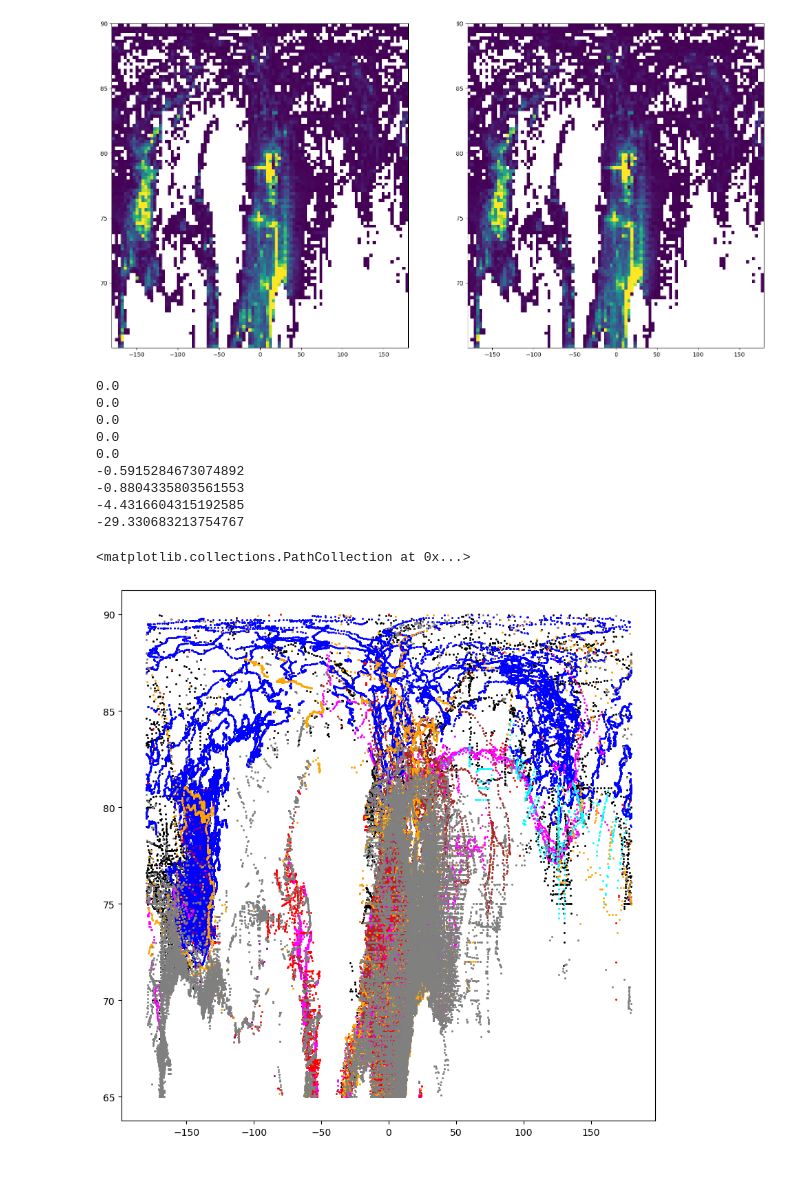
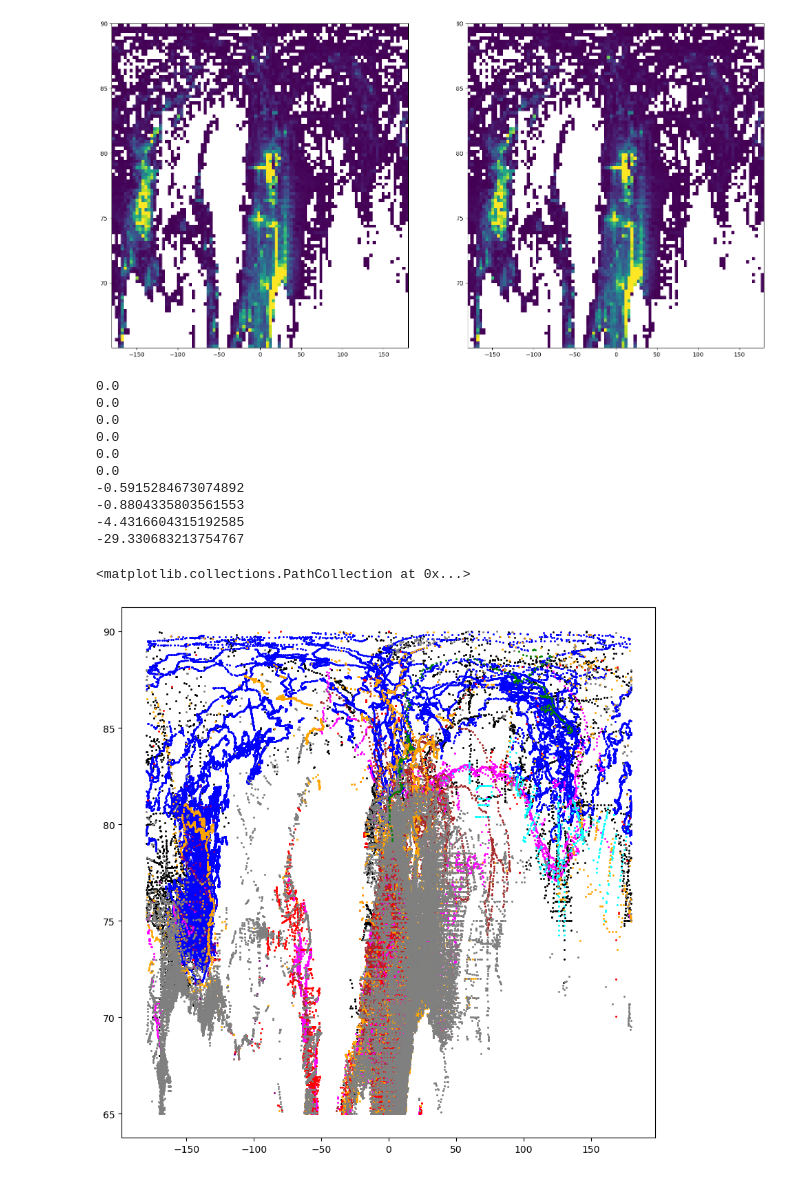
Before and after one commit to aprig/processing_arctic_data, a Jupyter notebook: process_data_level1_check_for_duplicates_psal_new_final_ISAS.ipynb, the cells around one changed output. Saved outputs shown, nothing was run; the diff lists cells and outputs as text; code cells hidden in the pictures.

```diff
--- a/process_data_level1_check_for_duplicates_psal_new_final_ISAS.ipynb
+++ b/process_data_level1_check_for_duplicates_psal_new_final_ISAS.ipynb
@@ -210,7 +211,7 @@ import numpy as np
 from scipy.sparse import coo_matrix
 from scipy.sparse.csgraph import connected_components
 import gsw
-NO_INTERNAL_DUPLICATES = {'ITP', 'ARGO','BGEP_ctd','NABOS_ctd','MEOP'}
+NO_INTERNAL_DUPLICATES = {'ITP', 'ARGO','BGEP_ctd','NABOS_ctd','MEOP','MOSAiC'}
 
 def find_duplicates_new3(lon, lat, time, profiles, source,
                         time_thresh_days=1,
@@ -381,10 +382,11 @@ SOURCE_PRIORITY = {
     "NABOS_ctd": 2,
     "BGEP_ctd":  3,
     "MEOP":      4,
-    "UDASH":     5,
-    "ICES":      6,
-    "WOD":       7,
-    "CORA":      8,
+    "MOSAiC":    5,
+    "UDASH":     6,
+    "ICES":      7,
+    "WOD":       8,
+    "CORA":      9,
 }
 
 def resolve_duplicates_pairwise(duplicate_pairs, source, finite_counts, n_profiles):
@@ -522,6 +524,7 @@ audit_duplicates.to_csv(
 )
 # %%
 ds_profiles_unique_UDASH = ds_unique.where(ds_unique["source"]=='UDASH',drop=True)
+ds_profiles_unique_MOSAIC = ds_unique.where(ds_unique["source"]=='MOSAiC',drop=True)
 ds_profiles_unique_ITP = ds_unique.where(ds_unique["source"]=='ITP',drop=True)
 ds_profiles_unique_ARGO = ds_unique.where(ds_unique["source"]=='ARGO',drop=True)
 ds_profiles_unique_NABOS = ds_unique.where(ds_unique["source"]=='NABOS_ctd',drop=True)
@@ -553,6 +556,10 @@ print(((ds_profiles_unique_MEOP.salinity.shape[0]-
   ds_profiles_unique_MEOP_old.salinity.shape[0])/
  ds_profiles_unique_MEOP_old.salinity.shape[0])*100)
 
+print(((ds_profiles_unique_MOSAIC.salinity.shape[0]-
+  ds_profiles_unique_MOSAIC_old.salinity.shape[0])/
+ ds_profiles_unique_MOSAIC_old.salinity.shape[0])*100)
+
 print(((ds_profiles_unique_UDASH.salinity.shape[0]-
   ds_profiles_unique_UDASH_old.salinity.shape[0])/
  ds_profiles_unique_UDASH_old.salinity.shape[0])*100)
@@ -569,6 +576,7 @@ print(((ds_profiles_unique_CORA.salinity.shape[0]-
   ds_profiles_unique_CORA_old.salinity.shape[0])/
  ds_profiles_unique_CORA_old.salinity.shape[0])*100)
 # %% [output]
+0.0
 0.0
 0.0
 0.0
@@ -580,6 +588,7 @@ print(((ds_profiles_unique_CORA.salinity.shape[0]-
 -29.330683213754767
 # %%
 ds_profiles_unique_UDASH['profile'] = np.arange(0,ds_profiles_unique_UDASH.longitude.shape[0],1)
+ds_profiles_unique_MOSAIC['profile'] = np.arange(0,ds_profiles_unique_MOSAIC.longitude.shape[0],1)
 ds_profiles_unique_ITP['profile'] = np.arange(0,ds_profiles_unique_ITP.longitude.shape[0],1)
 ds_profiles_unique_ARGO['profile'] = np.arange(0,ds_profiles_unique_ARGO.longitude.shape[0],1)
 ds_profiles_unique_NABOS['profile'] = np.arange(0,ds_profiles_unique_NABOS.longitude.shape[0],1)
@@ -638,31 +648,37 @@ plt.scatter(ds_profiles_unique_MEOP.longitude,
 
 
 
 # Atools.plot_arctic_ax_map_new(ax[5])
 ax.scatter(ds_profiles_unique_ICES.longitude,
            ds_profiles_unique_ICES.latitude,
            marker='.',s=5,color='red',label='All')
 
 
 # Atools.plot_arctic_ax_map_new(ax[6])
 ax.scatter(ds_profiles_unique_CORA.longitude,
            ds_profiles_unique_CORA.latitude,
            marker='.',s=5,color='orange',label='All')
 
 
 
 # Atools.plot_arctic_ax_map_new(ax[7])
 ax.scatter(ds_profiles_unique_WOD.longitude,
            ds_profiles_unique_WOD.latitude,
            marker='.',s=5,color='grey',label='All')
 
 
 
+ax.scatter(ds_profiles_unique_MOSAIC.longitude,
+           ds_profiles_unique_MOSAIC.latitude,
+           marker='.',s=5,color='green',label='All')
+
+
+
 # ax.set_xlim([24,26])
 # ax.set_ylim([70,75])
 ####################################################################################
 
 #plt.savefig('/home/aprigent/Documents/Projects/Analysis_obs/figures/fig_data_distributions_ALL.png',bbox_inches='tight',dpi=300)
 # %% [output]
 <matplotlib.collections.PathCollection at 0x...>
-[figure, old version]
+[figure, new version]
```
Also changed, not shown: parts of 12 cells of this notebook, 1 other file.
